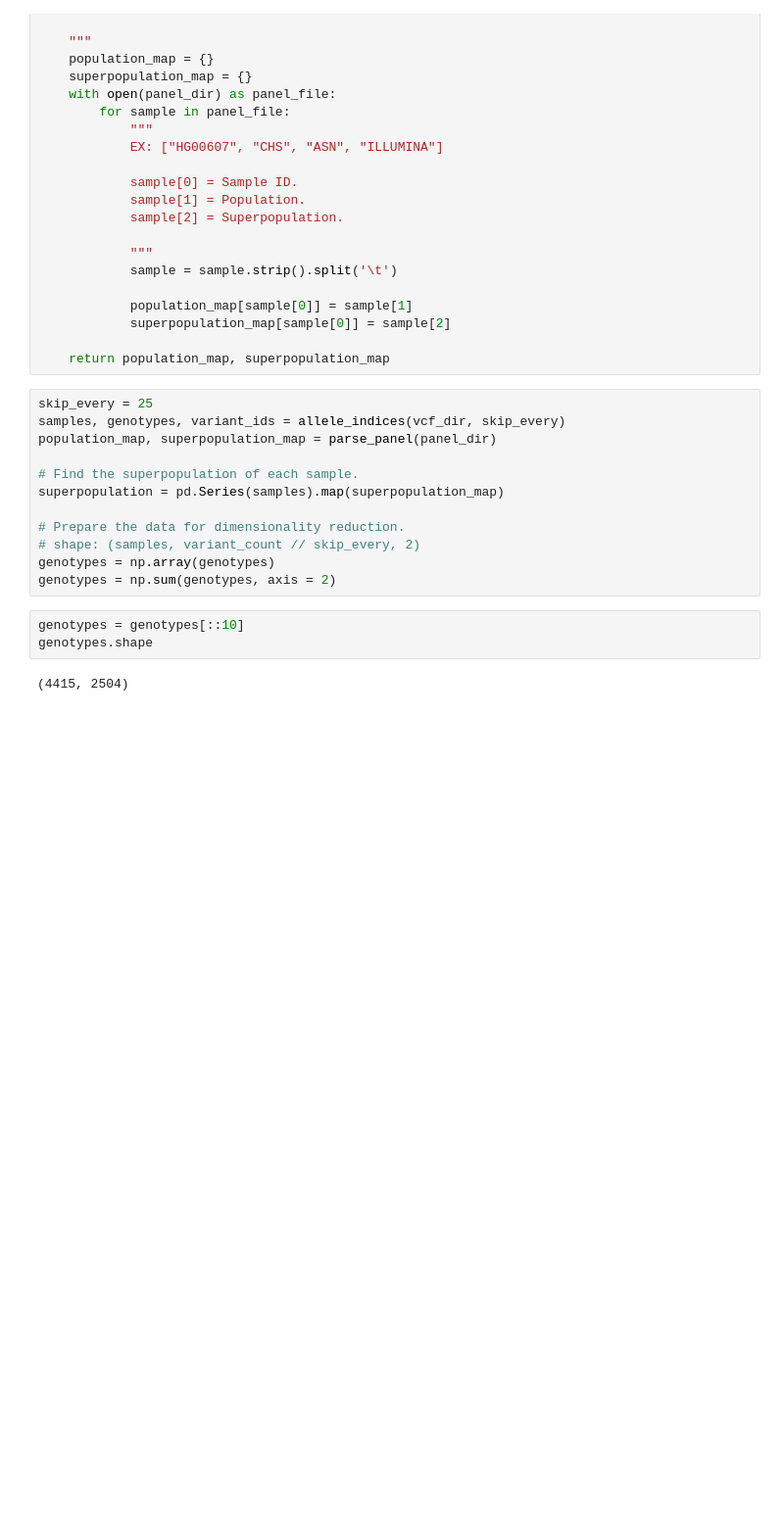
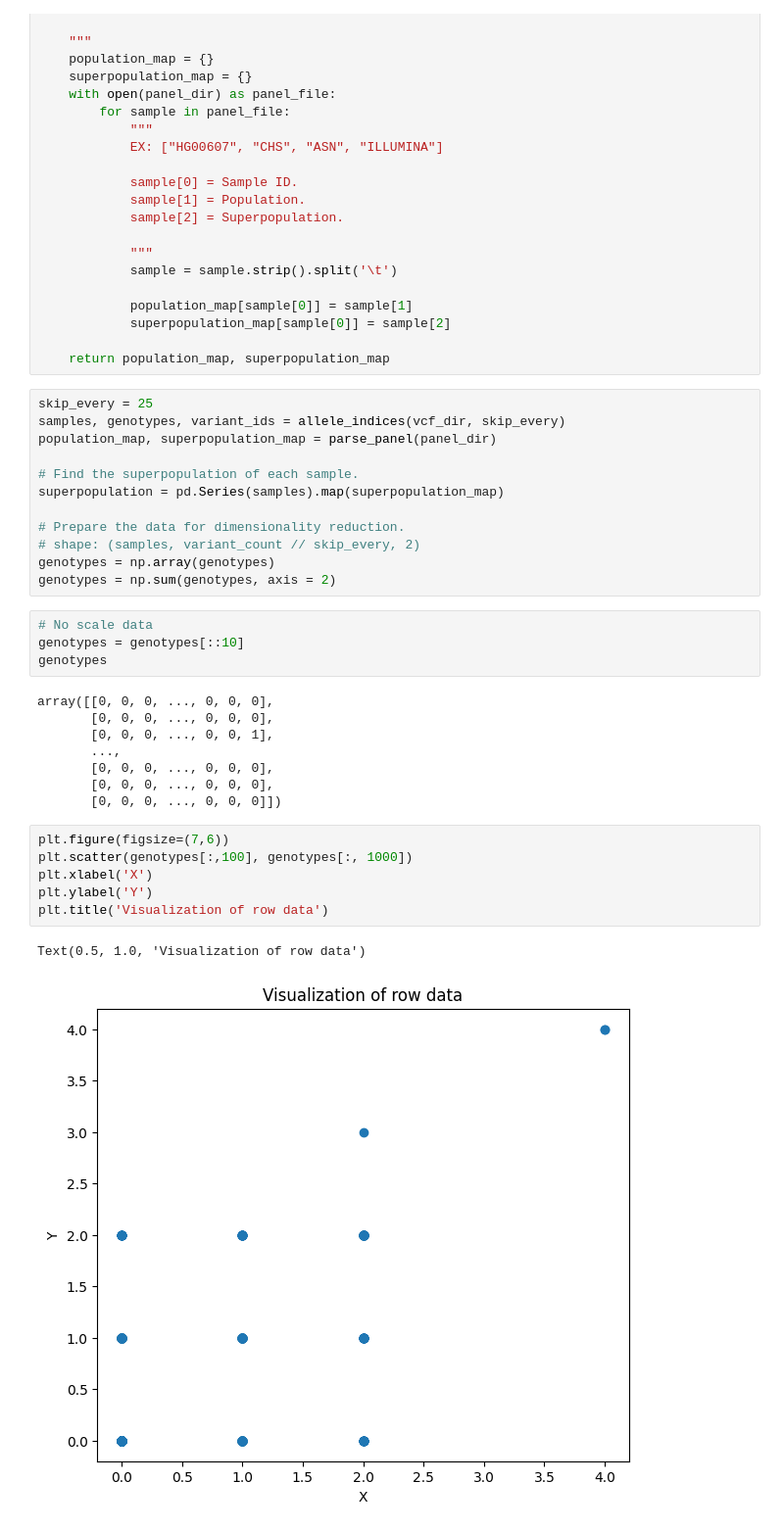
Before and after one commit to Skanx7/genetic-population-clustering, a Jupyter notebook: genotypes.ipynb, the cells around one changed output. Shown at 98% size. Saved outputs shown, nothing was run; the diff lists cells and outputs as text; blank space fills up the shorter version.

```diff
--- a/genotypes.ipynb
+++ b/genotypes.ipynb
@@ -100,7 +90,23 @@ superpopulation = pd.Series(samples).map(superpopulation_map)
 genotypes = np.array(genotypes)
 genotypes = np.sum(genotypes, axis = 2)
 # %%
+# No scale data
 genotypes = genotypes[::10]
-genotypes.shape
+genotypes
 # %% [output]
-(4415, 2504)
+array([[0, 0, 0, ..., 0, 0, 0],
+       [0, 0, 0, ..., 0, 0, 0],
+       [0, 0, 0, ..., 0, 0, 1],
+       ...,
+       [0, 0, 0, ..., 0, 0, 0],
+       [0, 0, 0, ..., 0, 0, 0],
+       [0, 0, 0, ..., 0, 0, 0]])
+# %%
+plt.figure(figsize=(7,6))
+plt.scatter(genotypes[:,100], genotypes[:, 1000])
+plt.xlabel('X')
+plt.ylabel('Y')
+plt.title('Visualization of row data')
+# %% [output]
+Text(0.5, 1.0, 'Visualization of row data')
+[figure, added]
```
Also changed, not shown: parts of 43 cells of this notebook.
